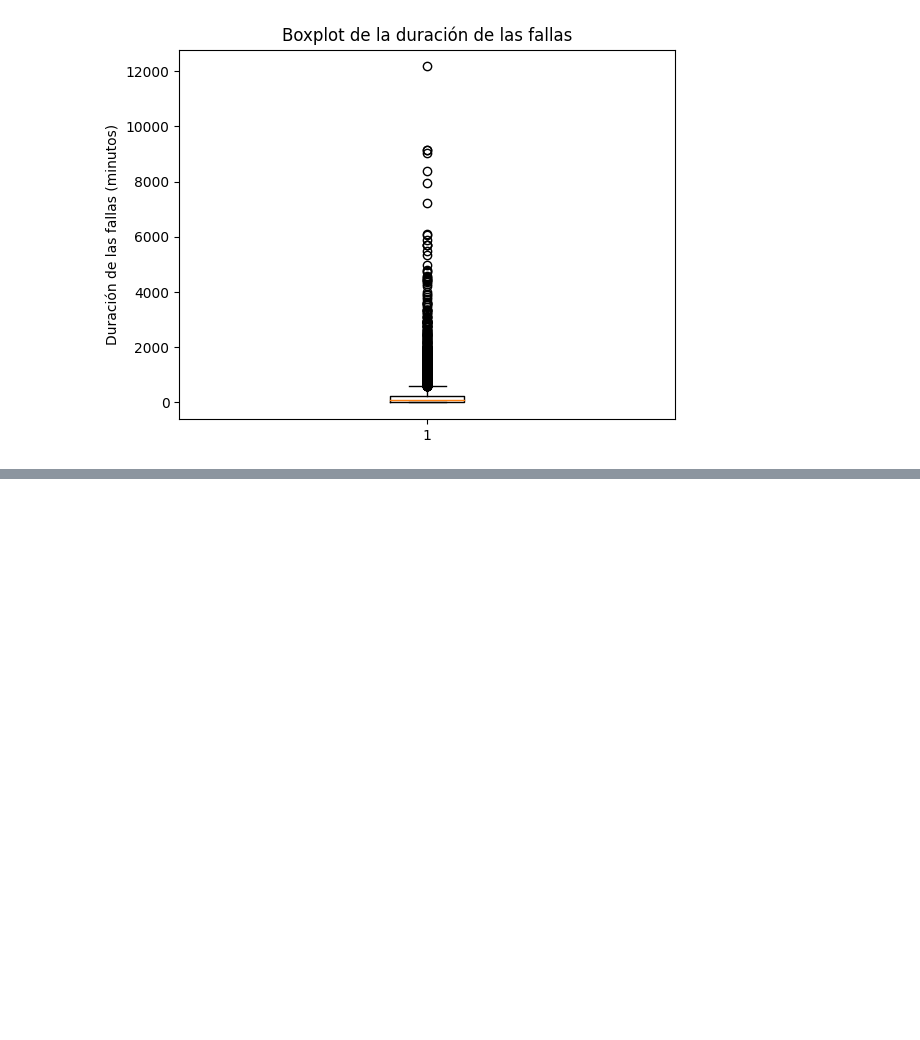
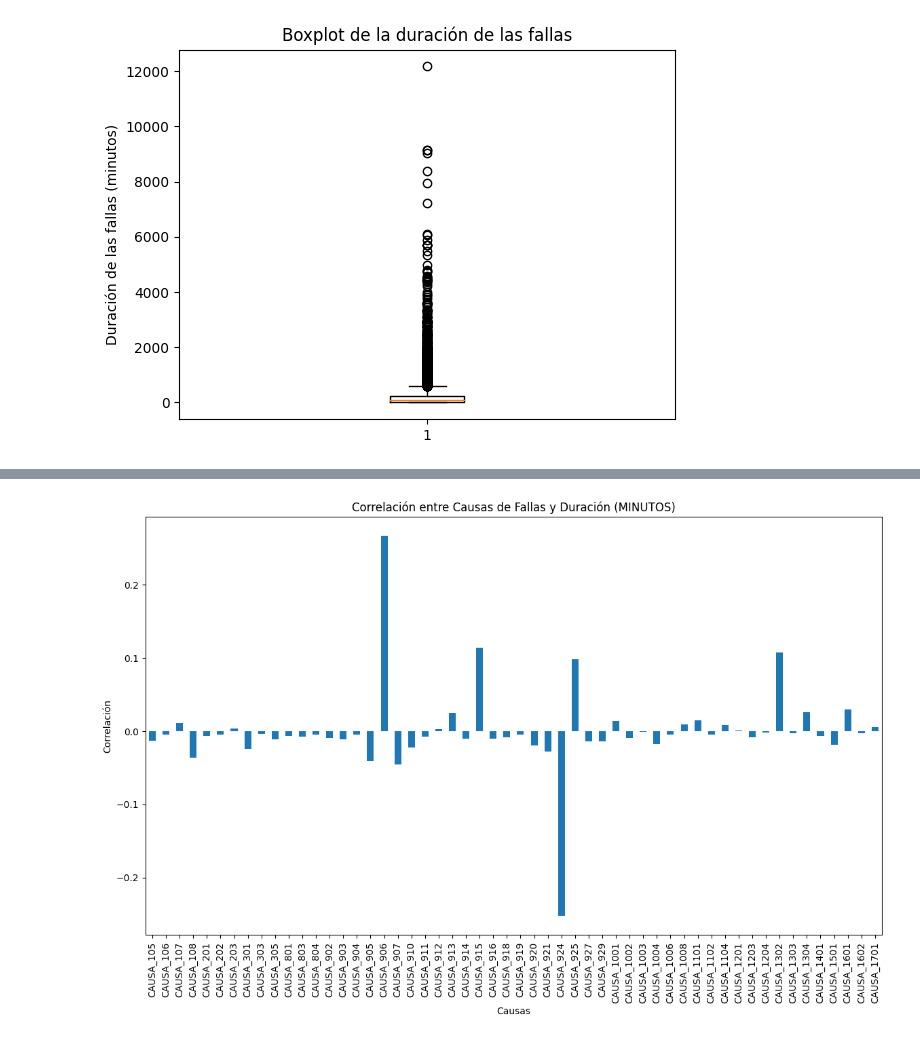
Before and after one commit to semurillas/pregunta_smart_smc, a Jupyter notebook: fallascircuitos.ipynb, the cells around one changed output, grey strips where cells are left out. Saved outputs shown, nothing was run; the diff lists cells and outputs as text; code cells hidden in the pictures; blank space fills up the shorter version.

```diff
--- a/fallascircuitos.ipynb
+++ b/fallascircuitos.ipynb
@@ -184,0 +207,6 @@ plt.show()
+# %%
+# Aplicar One-Hot Encoding a la columna "CAUSA"
+df_encoded = pd.get_dummies(df, columns=['CAUSA'], drop_first=True)
+
+# Verificar las nuevas columnas creadas
+df_encoded.head()
@@ -184,0 +221,10 @@ plt.show()
+# %%
+# Convertir las columnas booleanas generadas por One-Hot Encoding a enteros
+df_encoded[df_encoded.columns[df_encoded.columns.str.contains('CAUSA_')]] = df_encoded[df_encoded.columns[df_encoded.columns.str.contains('CAUSA_')]].astype(int)
+
+# Ahora, seleccionar las columnas numéricas nuevamente
+df_numeric = df_encoded.select_dtypes(include=['float64', 'int64', 'uint8'])
+
+# Calcular la correlación de "MINUTOS" con las columnas de "CAUSA"
+correlaciones_causa_minutos = df_numeric.corr()['MINUTOS'].filter(like='CAUSA')
+print(correlaciones_causa_minutos)
@@ -185,3 +249,12 @@ plt.show()
+# %%
+# Visualizar la correlación en un gráfico de barras
+correlaciones_causa_minutos.plot(kind='bar', figsize=(14, 8))
+plt.title('Correlación entre Causas de Fallas y Duración (MINUTOS)')
+plt.ylabel('Correlación')
+plt.xlabel('Causas')
+plt.show()
+# %% [output]
+[figure, added]
 # %%
 #import numpy as np
 
```
Also changed, not shown: parts of 5 cells of this notebook.
